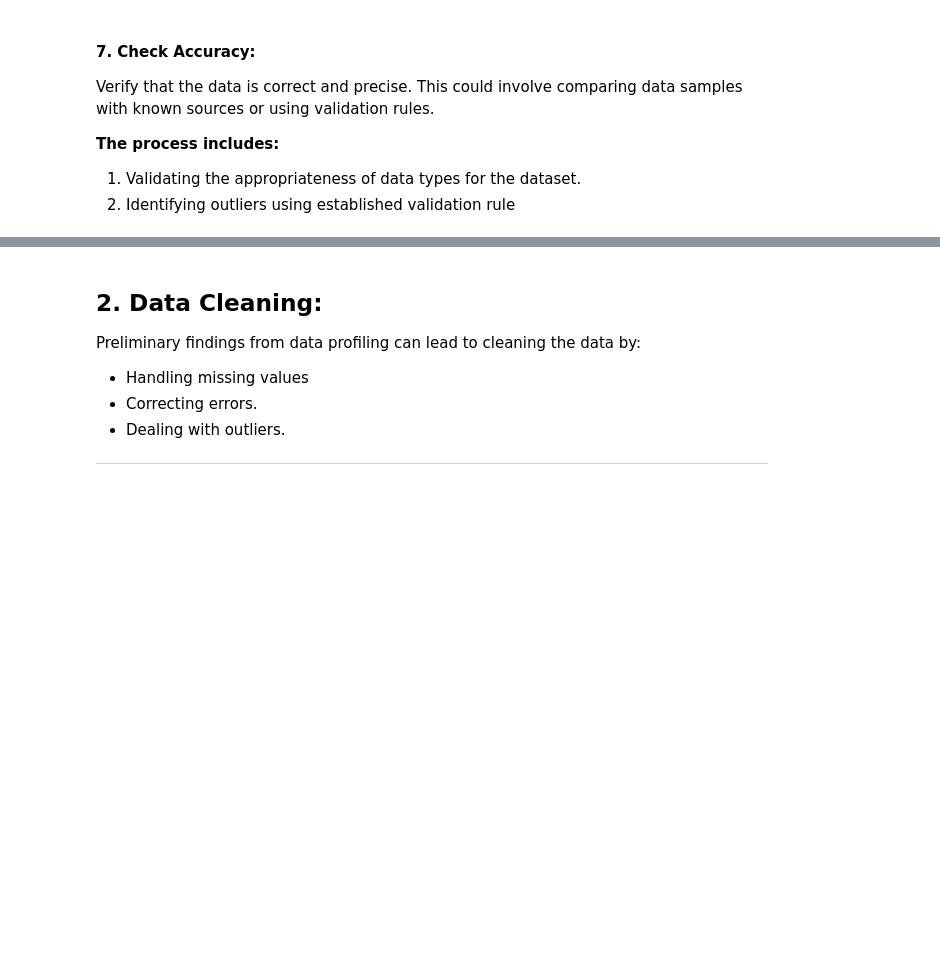
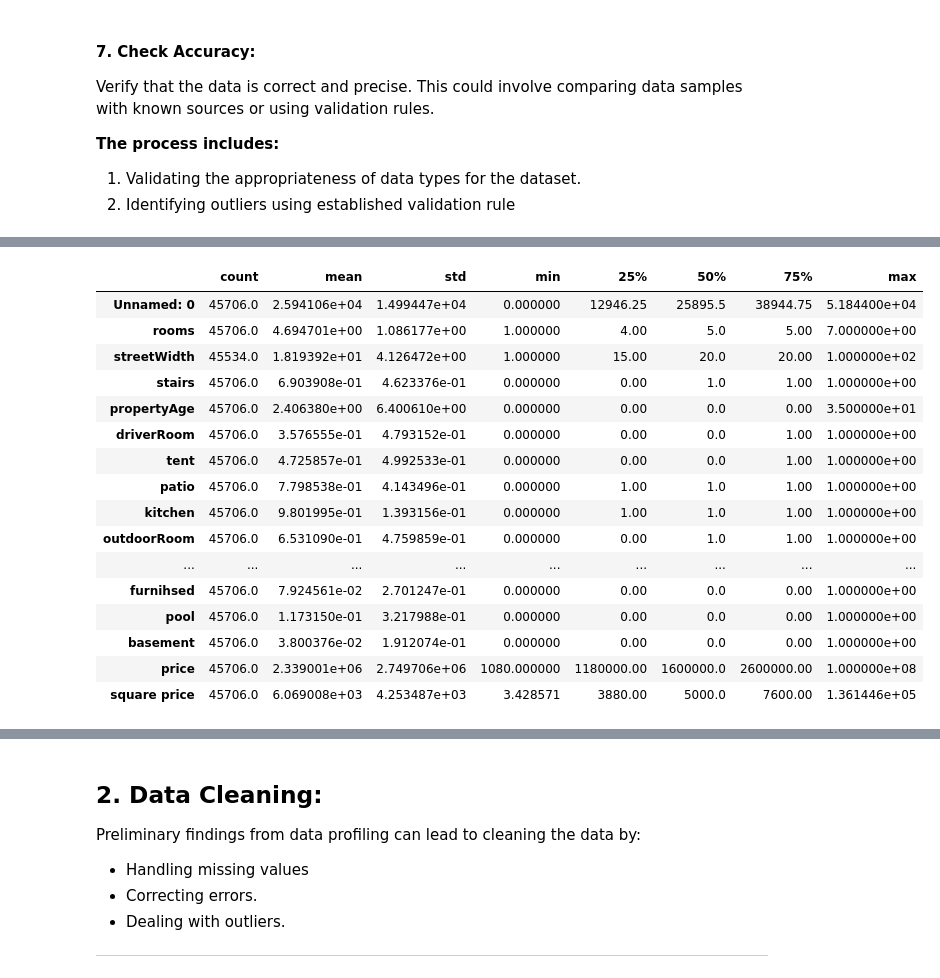
Before and after one commit to GoldenHamad/Aqar-recommendation-in-Riyadh, a Jupyter notebook: EDA_Project 3.ipynb, the cells around one changed output, grey strips where cells are left out. Saved outputs shown, nothing was run; the diff lists cells and outputs as text; code cells hidden in the pictures; blank space fills up the shorter version.

```diff
--- a/EDA_Project 3.ipynb
+++ b/EDA_Project 3.ipynb
@@ -141,0 +310,20 @@ Verify that the data is correct and precise. This could involve comparing data s
+# %%
+df.describe().T
+# %% [output]
+|  | count | mean | std | min | 25% | 50% | 75% | max |
+| Unnamed: 0 | 45706.0 | 2.594106e+04 | 1.499447e+04 | 0.000000 | 12946.25 | 25895.5 | 38944.75 | 5.184400e+04 |
+| rooms | 45706.0 | 4.694701e+00 | 1.086177e+00 | 1.000000 | 4.00 | 5.0 | 5.00 | 7.000000e+00 |
+| streetWidth | 45534.0 | 1.819392e+01 | 4.126472e+00 | 1.000000 | 15.00 | 20.0 | 20.00 | 1.000000e+02 |
+| stairs | 45706.0 | 6.903908e-01 | 4.623376e-01 | 0.000000 | 0.00 | 1.0 | 1.00 | 1.000000e+00 |
+| propertyAge | 45706.0 | 2.406380e+00 | 6.400610e+00 | 0.000000 | 0.00 | 0.0 | 0.00 | 3.500000e+01 |
+| driverRoom | 45706.0 | 3.576555e-01 | 4.793152e-01 | 0.000000 | 0.00 | 0.0 | 1.00 | 1.000000e+00 |
+| tent | 45706.0 | 4.725857e-01 | 4.992533e-01 | 0.000000 | 0.00 | 0.0 | 1.00 | 1.000000e+00 |
+| patio | 45706.0 | 7.798538e-01 | 4.143496e-01 | 0.000000 | 1.00 | 1.0 | 1.00 | 1.000000e+00 |
+| kitchen | 45706.0 | 9.801995e-01 | 1.393156e-01 | 0.000000 | 1.00 | 1.0 | 1.00 | 1.000000e+00 |
+| outdoorRoom | 45706.0 | 6.531090e-01 | 4.759859e-01 | 0.000000 | 0.00 | 1.0 | 1.00 | 1.000000e+00 |
+| ... | ... | ... | ... | ... | ... | ... | ... | ... |
+| furnihsed | 45706.0 | 7.924561e-02 | 2.701247e-01 | 0.000000 | 0.00 | 0.0 | 0.00 | 1.000000e+00 |
+| pool | 45706.0 | 1.173150e-01 | 3.217988e-01 | 0.000000 | 0.00 | 0.0 | 0.00 | 1.000000e+00 |
+| basement | 45706.0 | 3.800376e-02 | 1.912074e-01 | 0.000000 | 0.00 | 0.0 | 0.00 | 1.000000e+00 |
+| price | 45706.0 | 2.339001e+06 | 2.749706e+06 | 1080.000000 | 1180000.00 | 1600000.0 | 2600000.00 | 1.000000e+08 |
+| square price | 45706.0 | 6.069008e+03 | 4.253487e+03 | 3.428571 | 3880.00 | 5000.0 | 7600.00 | 1.361446e+05 |
```
Also changed, not shown: parts of 40 cells of this notebook.
